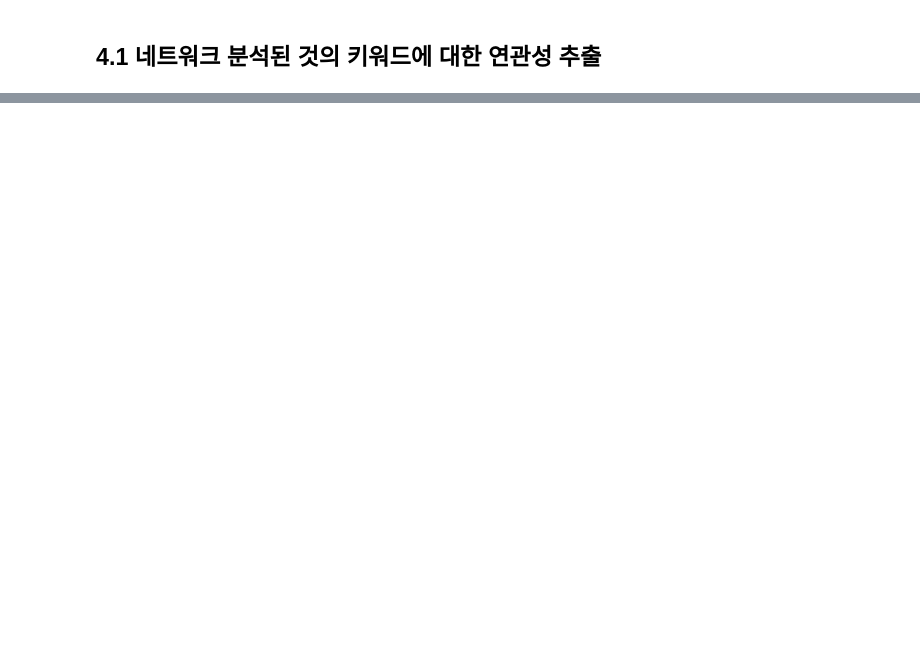
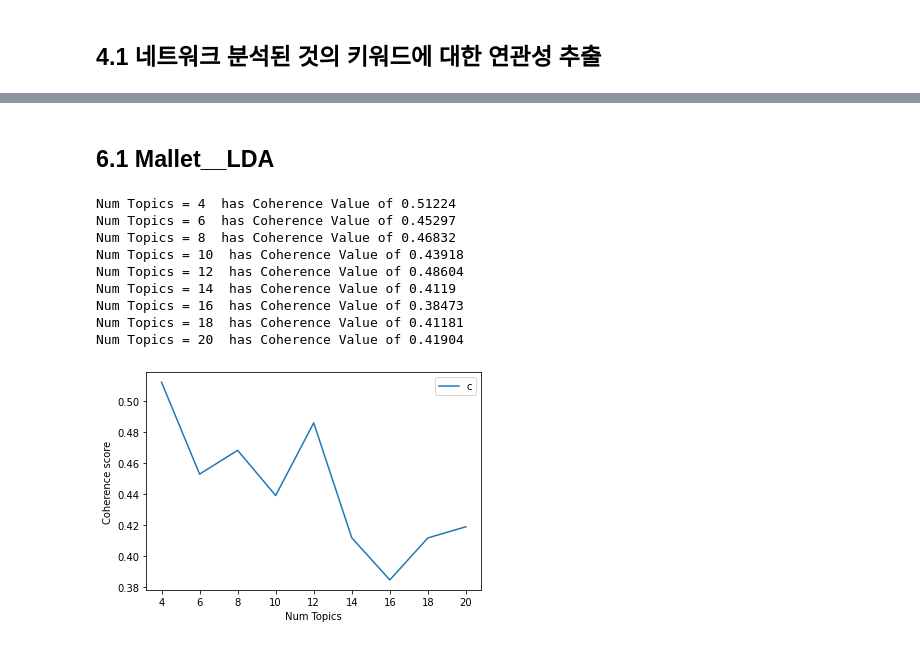
Before and after one commit to jun1116/crawling_textmining, a Jupyter notebook: 텍스트_신문고.ipynb, the cells around one changed output, grey strips where cells are left out. Cells and saved outputs as stored; diff of their text form; code cells hidden in the pictures; blank space fills up the shorter version.

```diff
--- a/텍스트_신문고.ipynb
+++ b/텍스트_신문고.ipynb
@@ -645,3 +709,5 @@ data_word
+# %% [markdown]
+## 6.1 Mallet__LDA
 # %%
 from sklearn.feature_extraction.text import CountVectorizer
 from gensim import corpora, models
@@ -704,0 +811,14 @@ print(optimal_model.print_topics(num_words=10))
+# %%
+# gensim_model_list, gensim_optimal_model = find_optimal_number_of_topics(0,id2word, corpus, texts, start=5, limit=21, step=2)
+mallet_model_list, mallet_optimal_model = find_optimal_number_of_topics(1,id2word, corpus, texts, start=5, limit=21, step=2)
+# %% [output]
+Num Topics = 4  has Coherence Value of 0.51224
+Num Topics = 6  has Coherence Value of 0.45297
+Num Topics = 8  has Coherence Value of 0.46832
+Num Topics = 10  has Coherence Value of 0.43918
+Num Topics = 12  has Coherence Value of 0.48604
+Num Topics = 14  has Coherence Value of 0.4119
+Num Topics = 16  has Coherence Value of 0.38473
+Num Topics = 18  has Coherence Value of 0.41181
+Num Topics = 20  has Coherence Value of 0.41904
+[figure, added]
```
Also changed, not shown: parts of 38 cells of this notebook, 4 other files.
